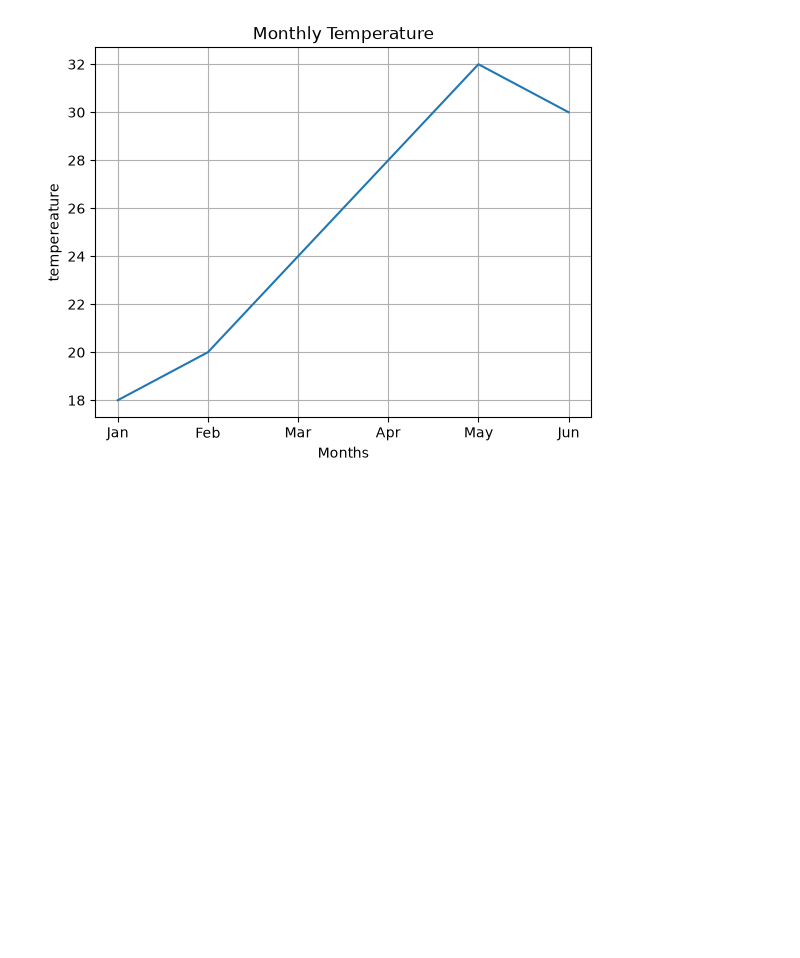
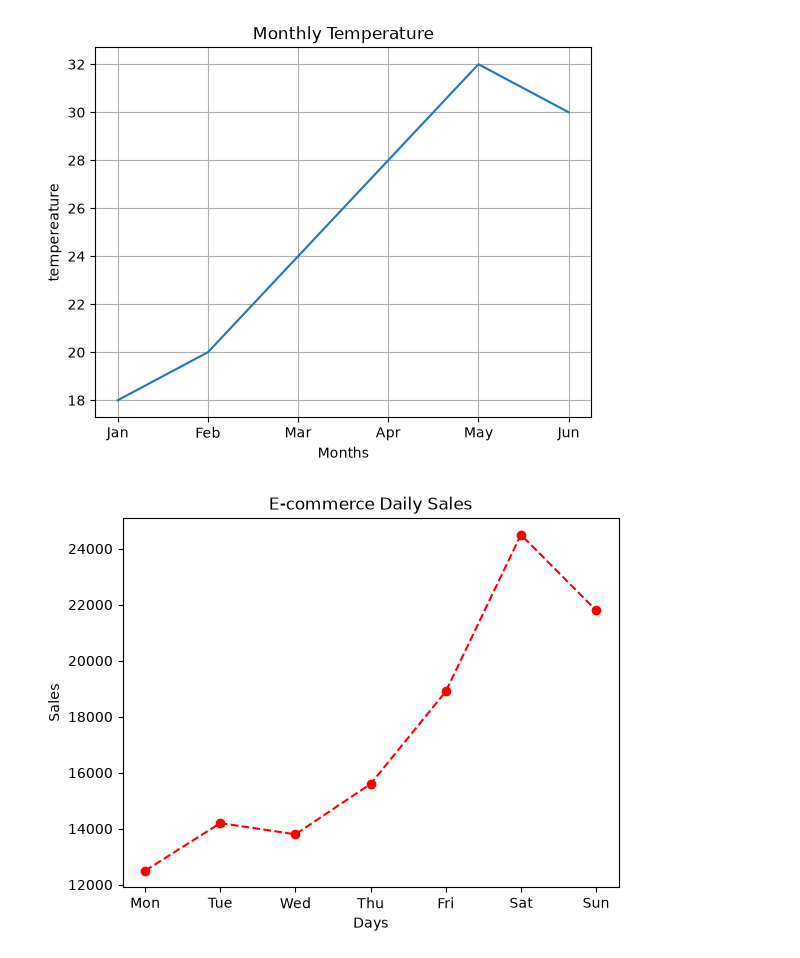
Before and after one commit to khanzahid2223/AI_Bootcamp, a Jupyter notebook: Matplotlib/1.Line Plot.ipynb, the cells around one changed output. Saved outputs shown, nothing was run; the diff lists cells and outputs as text; code cells hidden in the pictures; blank space fills up the shorter version.

```diff
--- a/Matplotlib/1.Line Plot.ipynb
+++ b/Matplotlib/1.Line Plot.ipynb
@@ -55,3 +55,14 @@ plt.grid()
 plt.show()
 # %% [output]
 [figure]
+# %%
+#E-commerce Daily Sales
+days = ["Mon", "Tue", "Wed", "Thu", "Fri", "Sat", "Sun"]
+sales = [12500, 14200, 13800, 15600, 18900, 24500, 21800]
+plt.plot(days,sales,color="red",marker="o",linestyle="--")
+plt.title("E-commerce Daily Sales")
+plt.xlabel("Days")
+plt.ylabel("Sales")
+plt.show()
+# %% [output]
+[figure, added]
```
Also changed, not shown: parts of 4 cells of this notebook, 2 other files.
